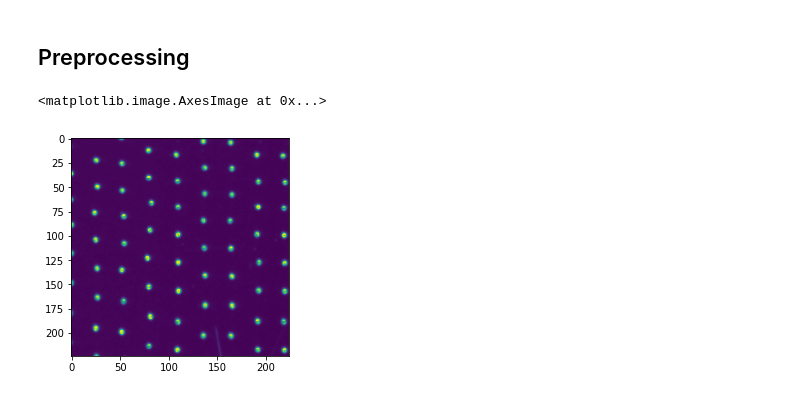
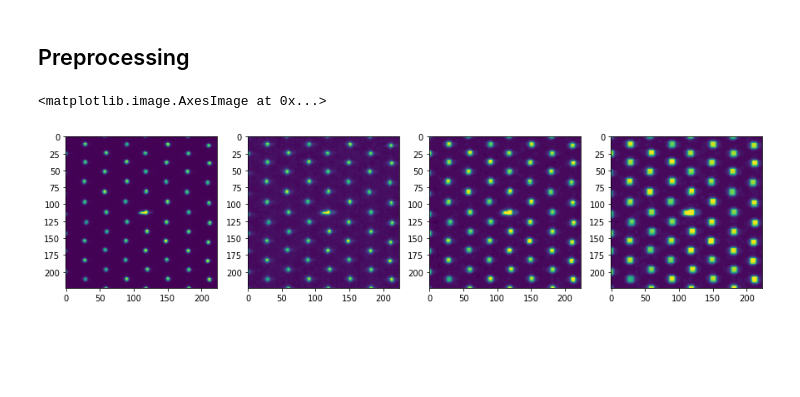
Before and after one commit to SAP-samples/btp-ai-sustainability-bootcamp, a Jupyter notebook: src/ai-models/defect-detection/notebooks/ImgPreprocessing.ipynb, the cells around one changed output. Cells and saved outputs as stored; diff of their text form; code cells hidden in the pictures; blank space fills up the shorter version.

Commit message:
equalization and dilation

```diff
--- a/src/ai-models/defect-detection/notebooks/ImgPreprocessing.ipynb
+++ b/src/ai-models/defect-detection/notebooks/ImgPreprocessing.ipynb
@@ -11,9 +11,24 @@ import matplotlib.pyplot as plt
 # %%
 files=glob.glob('../data/Images/NG/*')
 # %%
-path='../data/Images/NG/00342_NG_Image.bmp'
+path=files[16]
 im=cv2.imread(path,0)
-plt.imshow(im)
+
+clahe = cv2.createCLAHE(clipLimit=5.0, tileGridSize=(5,5))
+cl1 = clahe.apply(im)
+
+kernel = np.ones((3,3),np.uint8)
+dilation = cv2.dilate(cl1,kernel,iterations = 1)
+
+kernel = np.ones((5,5),np.uint8)
+dilation5 = cv2.dilate(cl1,kernel,iterations = 1)
+
+
+fig,ax=plt.subplots(1,4, figsize=(15,60))
+ax[0].imshow(im)
+ax[1].imshow(cl1)
+ax[2].imshow(dilation)
+ax[3].imshow(dilation5)
 # %% [output]
 <matplotlib.image.AxesImage at 0x...>
-[figure, old version]
+[figure, new version]
```
Also changed, not shown: parts of 1 cell of this notebook.
